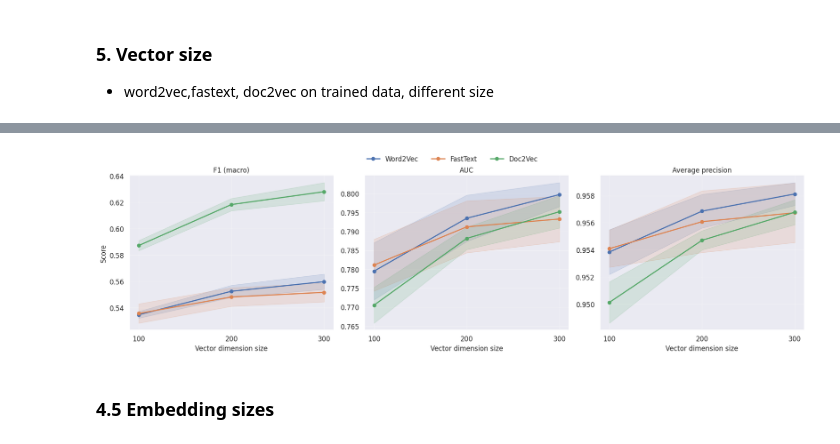
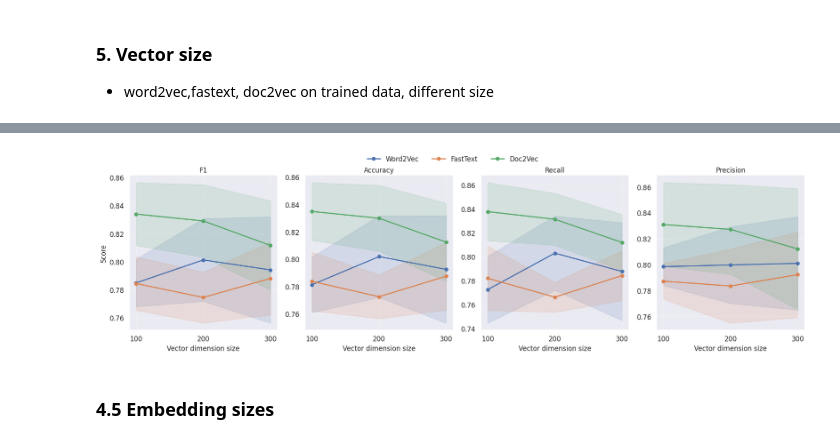
Before and after one commit to alan-man/tal-projet, a Jupyter notebook: pre_test_movies.ipynb, the cells around one changed output, grey strips where cells are left out. Cells and saved outputs as stored; diff of their text form; code cells hidden in the pictures.

```diff
--- a/pre_test_movies.ipynb
+++ b/pre_test_movies.ipynb
@@ -935,7 +859,7 @@ prep = Preprocessing(low_case = True,
                 all_capital = True, # keep all capital words as they are
                 cap_name = True, # garder les noms en majuscules, for pos tag
                 rm_accent = False,
-                lang = "french",
-                punct = custom_punctuation, # punctuation can contain -, that would be kept
+                lang = "english",
+                punct = string.punctuation + '\n\r\t', # punctuation can contain -, that would be kept
                 urls = False
                 )
@@ -1090,20 +1105,17 @@ def run_cv(X, y, n_splits=5):
         ("clf",    LogisticRegression(solver="lbfgs", max_iter=2000))
     ])
     scores = cross_validate(pipe, X, y, cv=n_splits,
-                            scoring=["f1_macro", "roc_auc",
-                                     "average_precision",
-                                     "precision_macro", "recall_macro"])
+                            scoring=["f1", "accuracy",
+                                     "recall", "precision",])
     return {
-        "F1":            scores["test_f1_macro"].mean(),
-        "F1_std":        scores["test_f1_macro"].std(),
-        "AUC":           scores["test_roc_auc"].mean(),
-        "AUC_std":       scores["test_roc_auc"].std(),
-        "AvgPrec":       scores["test_average_precision"].mean(),
-        "AvgPrec_std":   scores["test_average_precision"].std(),
-        "Precision":     scores["test_precision_macro"].mean(),
-        "Precision_std": scores["test_precision_macro"].std(),
-        "Recall":        scores["test_recall_macro"].mean(),
-        "Recall_std":    scores["test_recall_macro"].std(),
+        "F1":            scores["test_f1"].mean(),
+        "F1_std":        scores["test_f1"].std(),
+        "ACC":           scores["test_accuracy"].mean(),
+        "ACC_std":       scores["test_accuracy"].std(),
+        "Precision":     scores["test_precision"].mean(),
+        "Precision_std": scores["test_precision"].std(),
+        "Recall":        scores["test_recall"].mean(),
+        "Recall_std":    scores["test_recall"].std(),
     }
 
 # ── preprocessing (reuse your existing prep + stopword removal) ───────────────
@@ -1125,7 +1137,7 @@ for size in SIZES:
     X_w2v = mean_embed_wv(all_texts, w2v)
     m = run_cv(X_w2v, y_train)
     RESULTS.append({"model": "Word2Vec", "size": size, **m})
-    print(f"Word2Vec  {size}d : F1={m['F1']:.4f}  AUC={m['AUC']:.4f}")
+    print(f"Word2Vec  {size}d : F1={m['F1']:.4f}  ACC={m['ACC']:.4f}  Prec={m['Precision']:.4f}  Rec={m['Recall']:.4f}")
 
     # ── FastText (skip-gram) ──────────────────────────────────────────────────
     ft = FastText(sentences=all_texts_tok, vector_size=size, window=5,
@@ -1133,7 +1145,7 @@ for size in SIZES:
     X_ft = mean_embed_wv(all_texts, ft)
     m = run_cv(X_ft, y_train)
     RESULTS.append({"model": "FastText", "size": size, **m})
-    print(f"FastText  {size}d : F1={m['F1']:.4f}  AUC={m['AUC']:.4f}")
+    print(f"FastText  {size}d : F1={m['F1']:.4f}  ACC={m['ACC']:.4f}  Prec={m['Precision']:.4f}  Rec={m['Recall']:.4f}")
 
     # ── Doc2Vec (PV-DBOW, skip-gram equivalent) ───────────────────────────────
     tagged = [TaggedDocument(t.split(), [i]) for i, t in enumerate(all_texts)]
@@ -1142,7 +1154,7 @@ for size in SIZES:
     X_d2v = embed_doc2vec(all_texts, d2v)
     m = run_cv(X_d2v, y_train)
     RESULTS.append({"model": "Doc2Vec", "size": size, **m})
-    print(f"Doc2Vec   {size}d : F1={m['F1']:.4f}  AUC={m['AUC']:.4f}")
+    print(f"Doc2Vec   {size}d : F1={m['F1']:.4f}  ACC={m['ACC']:.4f}  Prec={m['Precision']:.4f}  Rec={m['Recall']:.4f}")
 
 # ── collect ───────────────────────────────────────────────────────────────────
 
@@ -1271,13 +1181,13 @@ FastText   300 0.551575 0.007220 0.793315 0.006008 0.956735     0.002190
 # %%
 import matplotlib.pyplot as plt
 
-METRICS = ["F1",        "AUC",  "AvgPrec"]
-LABELS  = ["F1 (macro)","AUC",  "Average precision"]
+METRICS = ["F1", "ACC",  "Precision", "Recall"]
+LABELS  = ["F1",  "Accuracy",  "Recall", "Precision"]
 MODELS  = ["Word2Vec", "FastText", "Doc2Vec"]
 COLORS  = {"Word2Vec": sns.color_palette()[0], "FastText": sns.color_palette()[1], "Doc2Vec":sns.color_palette()[2]}
 SIZES   = [100, 200, 300]
 
-fig, axes = plt.subplots(1, 3, figsize=(18, 5))
+fig, axes = plt.subplots(1, 4, figsize=(18, 5))
 
 for ax, metric, label in zip(axes, METRICS, LABELS):
     for model in MODELS:
@@ -1286,35 +1196,35 @@ for ax, metric, label in zip(axes, METRICS, LABELS):
                 color=COLORS[model], linewidth=2, label=model)
         ax.fill_between(subset["size"],
                         subset[metric] - subset[f"{metric}_std"],
                         subset[metric] + subset[f"{metric}_std"],
                         color=COLORS[model], alpha=0.15)
     ax.set_title(label, fontsize=12)
     ax.spines[["top", "right"]].set_visible(False)
     ax.set_xlabel("Vector dimension size", fontsize=12)
     ax.set_xticks(SIZES)
     ax.grid(True, alpha=0.3)
     ax.spines[["top", "right"]].set_visible(False)
     ax.tick_params(axis='both', which='major', labelsize=12)
 
 
 axes[0].set_ylabel("Score", fontsize=12)
 handles, labels = axes[0].get_legend_handles_labels()
 fig.legend(handles, labels, loc="upper center", ncol=3, frameon=False,
            bbox_to_anchor=(0.5, 1.05), fontsize=12)
 
 # # colored text labels on the right, outside the last subplot
 # for i, model in enumerate(MODELS):
 #     fig.text(1.01, 0.75 - i * 0.15, model,
 #              color=COLORS[model],
 #              fontsize=10, fontweight="500",
 #              va="center", transform=axes[-1].transAxes)
 
 plt.subplots_adjust(top=0.85)
 plt.tight_layout()
-plt.savefig("images/pretest/vectors_size_metrics.png", dpi=150, bbox_inches="tight")
+plt.savefig("images/pretest/movies_vectors_size_metrics.pdf", dpi=150, bbox_inches="tight")
 plt.show()
 # %% [output]
-[figure, old version]
+[figure, new version]
 # %% [markdown]
 ### 4.5 Embedding sizes
 # %% [markdown]
```
Also changed, not shown: parts of 15 cells of this notebook, 3 other files.
